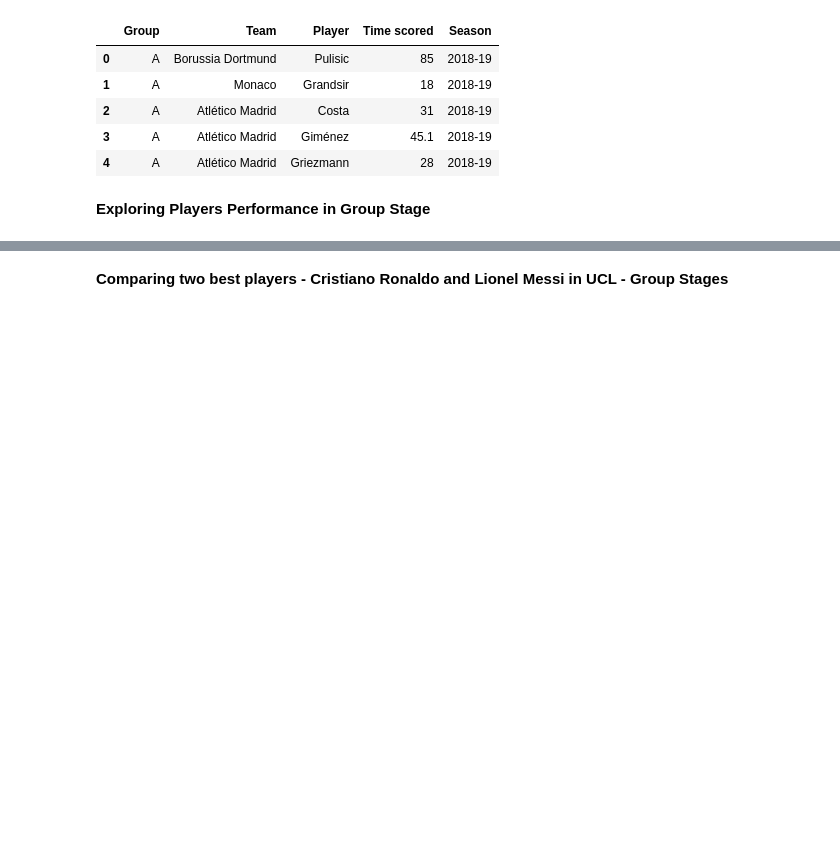
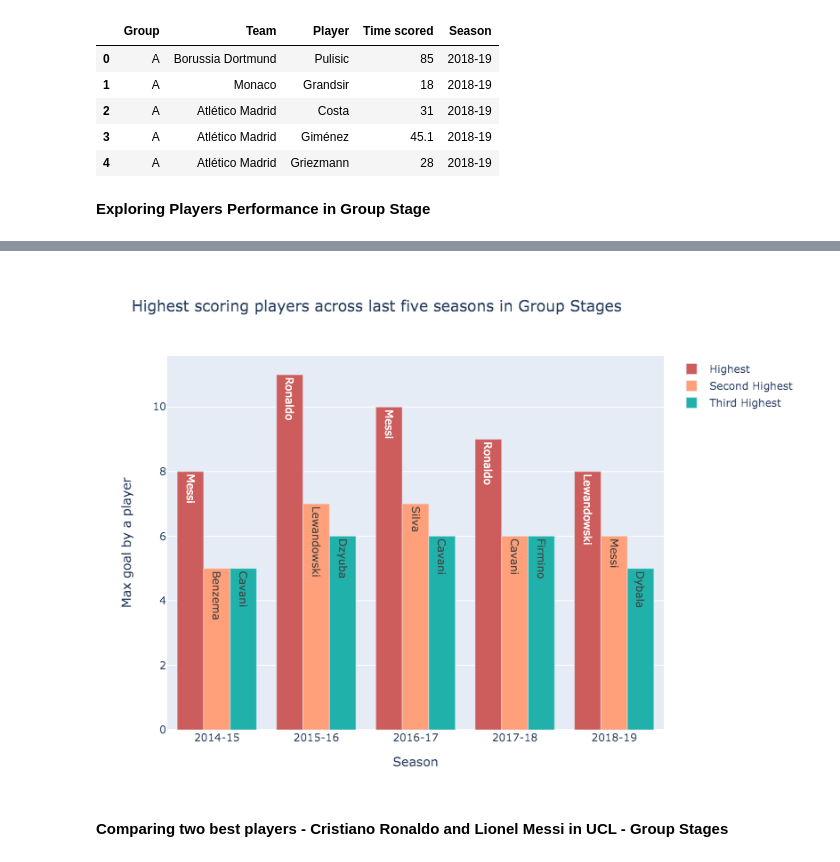
Before and after one commit to sgoyanka10/EDA-UEFA-Champions-League, a Jupyter notebook: eda_ucl_football.ipynb, the cells around one changed output, grey strips where cells are left out. Cells and saved outputs as stored; diff of their text form; code cells hidden in the pictures; blank space fills up the shorter version.

```diff
--- a/eda_ucl_football.ipynb
+++ b/eda_ucl_football.ipynb
@@ -670,6 +770,42 @@ def bar_plot_4(season=season, top = [5,10,20]):
     fig1.add_trace(trace1)
     fig1.update_layout(title = 'Top Scoring Players in ' + str(season) + ' Group Stages', xaxis_title='Goals', yaxis_title='Player')
     iplot(fig1)'''
+# %%
+def bar_plot_6():
+
+    df_plot = df_players.groupby(['Season', 'Player']).size().reset_index(name=
+                      'Goals').reset_index(drop=True)
+    df_plot.sort_values(by = ['Season', 'Goals'], ascending= [1, 0], inplace=True)
+
+    df_plot_1 = df_plot.groupby('Season').apply(lambda t: t.iloc[0]).reset_index(drop=True)
+
+    df_plot_2 = df_plot.groupby('Season').apply(lambda t: t.iloc[1]).reset_index(drop=True)
+
+    df_plot_3 = df_plot.groupby('Season').apply(lambda t: t.iloc[2]).reset_index(drop=True)
+
+    fig1 = go.Figure()
+    trace1 = go.Bar(y = df_plot_1['Goals'],x = df_plot_1['Season'],
+                    text = df_plot_1['Player'], name = "Highest",marker_color='indianred' )
+    trace2 = go.Bar(y = df_plot_2['Goals'],x = df_plot_2['Season'],
+                    text = df_plot_2['Player'], name = 'Second Highest',
+                    marker_color = 'lightsalmon')
+    trace3 = go.Bar(y = df_plot_3['Goals'],x = df_plot_3['Season'],
+                    text = df_plot_3['Player'], name = 'Third Highest',
+                    marker_color = 'lightseagreen' )
+
+    fig1.add_trace(trace1)
+    fig1.add_trace(trace2)
+    fig1.add_trace(trace3)
+
+    fig1.update_traces(textposition='inside')
+    fig1.update_layout(barmode='group',
+                       title = 'Highest scoring players across last five seasons in Group Stages',
+                       xaxis_title='Season', yaxis_title='Max goal by a player')
+    fig1.show('png',height = 600, width = 800)
+
+bar_plot_6()
+# %% [output]
+[figure, added]
 # %% [markdown]
 **Comparing two best players - Cristiano Ronaldo and Lionel Messi in UCL - Group Stages**
 # %%
```
Also changed, not shown: parts of 9 cells of this notebook.
